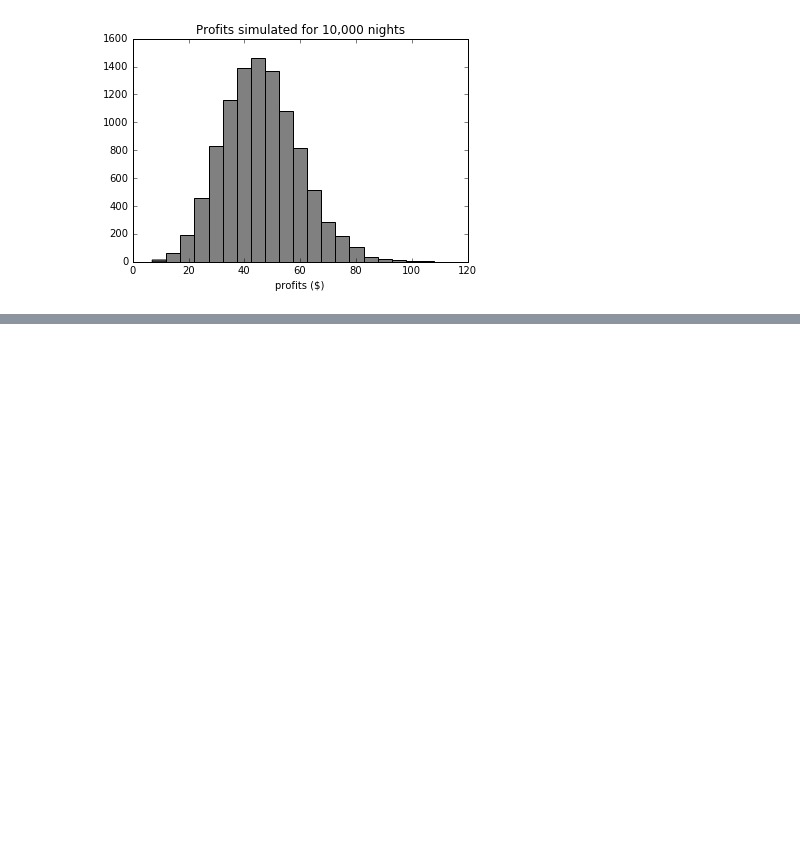
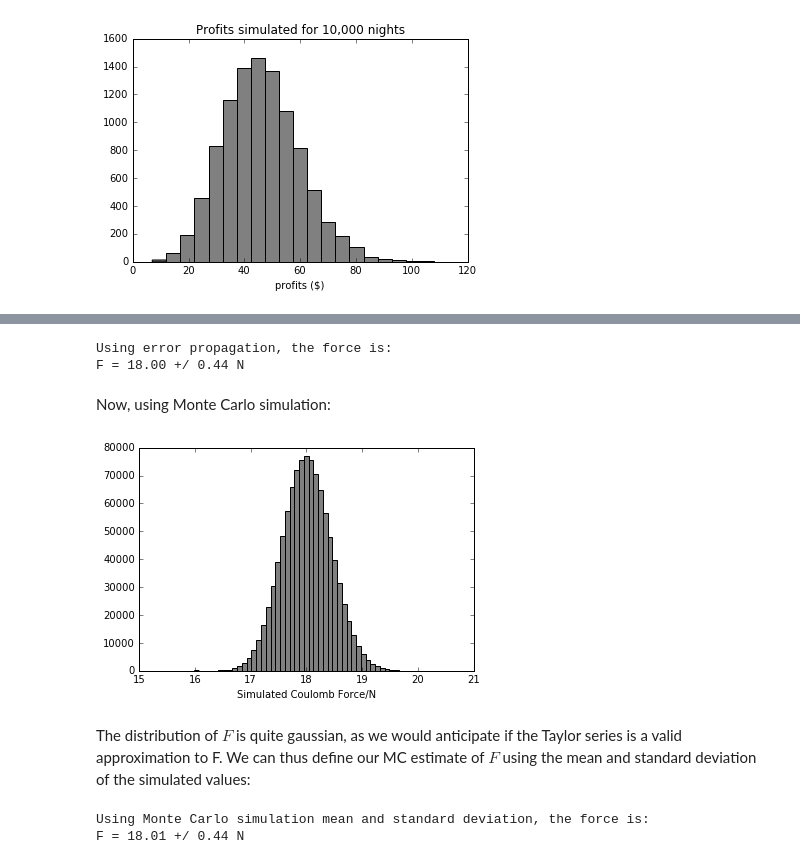
Before and after one commit to OSTP/DataAndErrorAnalysis, a Jupyter notebook: notebooks/Chapter10_Statistics_MonteCarlo.ipynb, the cells around one changed output, grey strips where cells are left out. Saved outputs shown, nothing was run; the diff lists cells and outputs as text; code cells hidden in the pictures; blank space fills up the shorter version.

Commit message:
added Bayesian coin and MC errors

```diff
--- a/notebooks/Chapter10_Statistics_MonteCarlo.ipynb
+++ b/notebooks/Chapter10_Statistics_MonteCarlo.ipynb
@@ -163,0 +174,57 @@ Mean profits: $46.08
+# %%
+import numpy as np
+import pylab as pl
+import sympy as sym
+%matplotlib inline
+
+#Measured (or numerical) values:
+k_meas = 9e9 #constant
+#Measured values with 1% relative errors
+q1_meas = 1e-6
+sigma_q1_meas = 0.01*q1_meas
+q2_meas = 2e-5
+sigma_q2_meas = 0.01*q2_meas
+r_meas = 0.1
+sigma_r_meas = 0.01*r_meas
+
+#Define symbols
+k,q1,q2,r,sigma_q1,sigma_q2,sigma_r= sym.symbols('k, q_1 q_2 r sigma_{q1} sigma_{q2} sigma_{r}')
+#F and its uncertainty
+F = k*q1*q2/r**2
+sigma_F =sym.sqrt((sym.diff(F,q1)*sigma_q1)**2+ (sym.diff(F,q2)*sigma_q2)**2+ (sym.diff(F,r)*sigma_r)**2)
+values = [(k,k_meas),(q1,q1_meas),(q2,q2_meas),(r,r_meas),
+          (sigma_q1,sigma_q1_meas),(sigma_q2,sigma_q2_meas),(sigma_r,sigma_r_meas)]
+F_val = F.subs(values)
+sigma_F_val = sigma_F.subs(values)
+print("Using error propagation, the force is:")
+print("F = {:.2f} +/ {:.2f} N".format(F_val,sigma_F_val))
+# %% [output]
+Using error propagation, the force is:
+F = 18.00 +/ 0.44 N
+# %% [markdown]
+Now, using Monte Carlo simulation:
+# %%
+#Generate normally distributed values of r, q1, q2 about their measured values:
+N = 1000000 # number of MC samples
+#randomly distributed values of q1, q2, and r:
+r_sim = np.random.normal(r_meas,sigma_r_meas,N)
+q1_sim = np.random.normal(q1_meas,sigma_q1_meas,N)
+q2_sim = np.random.normal(q2_meas,sigma_q2_meas,N)
+
+#Generate the corresponding values for the force:
+F_sim = k_meas*q1_sim*q2_sim/r_sim**2
+
+#Plot a histogram of the simulated values of F
+pl.hist(F_sim,bins=50,color='gray')
+pl.xlabel("Simulated Coulomb Force/N")
+pl.show()
+# %% [output]
+[figure, added]
+# %% [markdown]
+The distribution of $F$ is quite gaussian, as we would anticipate if the Taylor series is a valid approximation to F. We can thus define our MC estimate of $F$ using the mean and standard deviation of the simulated values:
+# %%
+print("Using Monte Carlo simulation mean and standard deviation, the force is:")
+print("F = {:.2f} +/ {:.2f} N".format(F_sim.mean(),F_sim.std(ddof=1)))
+# %% [output]
+Using Monte Carlo simulation mean and standard deviation, the force is:
+F = 18.01 +/ 0.44 N
```
Also changed, not shown: parts of 7 cells of this notebook, 11 other files.
